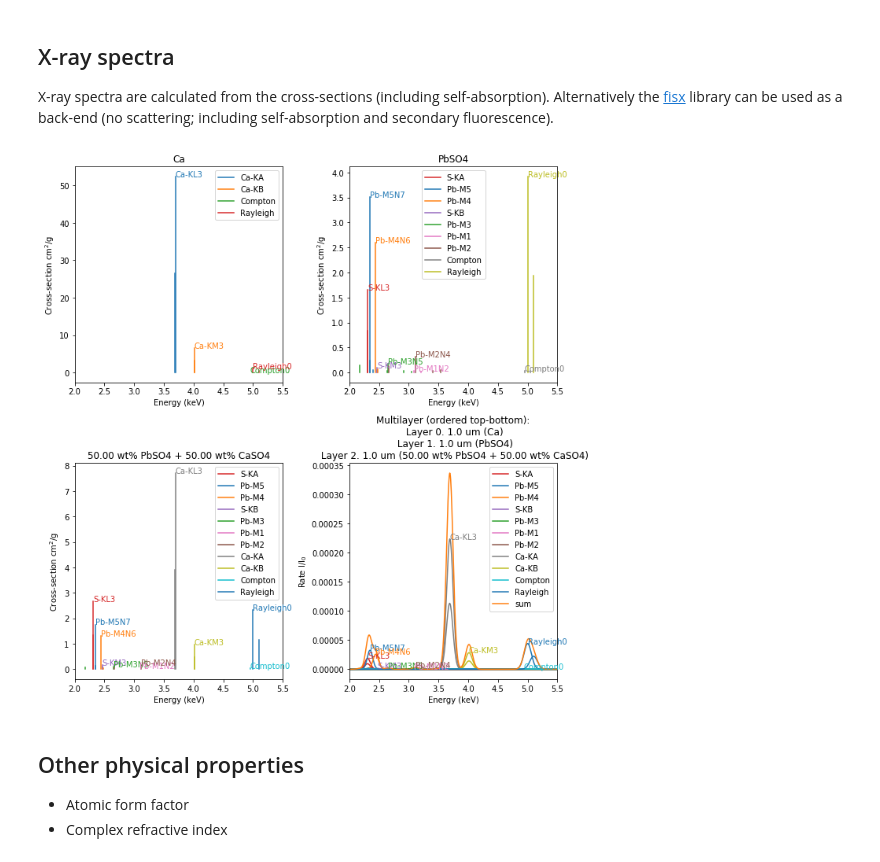
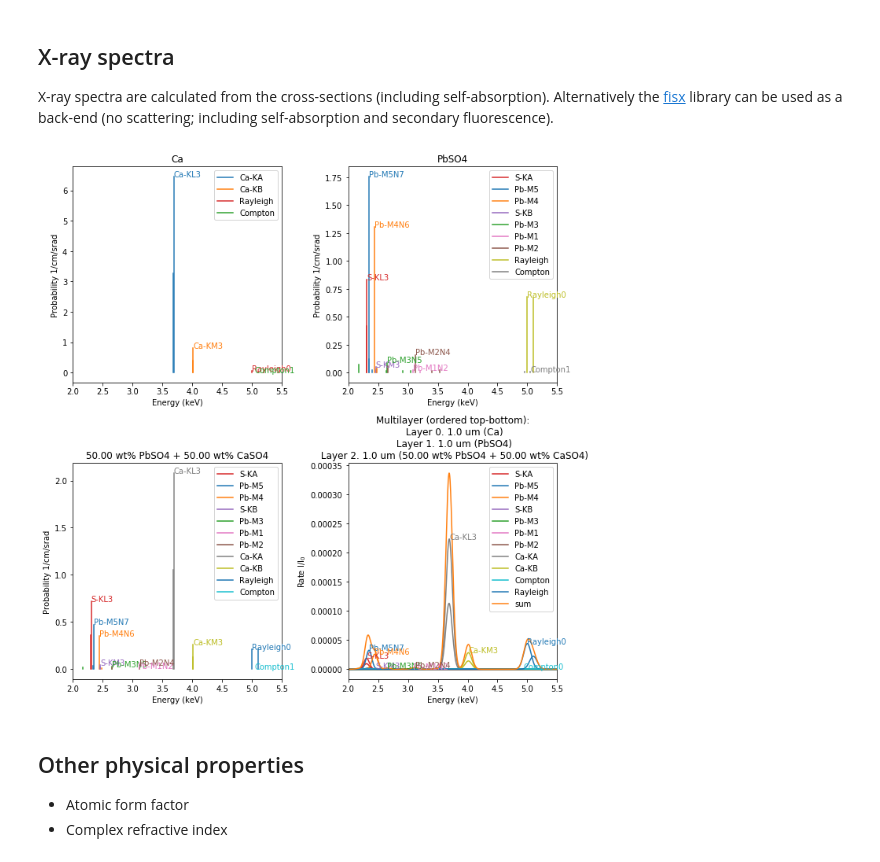
Before and after one commit to woutdenolf/spectrocrunch, a Jupyter notebook: doc/source/tutorials/materials.ipynb, the cells around one changed output. Saved outputs shown, nothing was run; the diff lists cells and outputs as text; code cells hidden in the pictures.

Commit message:
Lazy evaluation of differential scattering cross sections.

```diff
--- a/doc/source/tutorials/materials.ipynb
+++ b/doc/source/tutorials/materials.ipynb
@@ -183,32 +226,36 @@ X-ray spectra are calculated from the cross-sections (including self-absorption)
 # %%
 fig,axs = plt.subplots(2,2,figsize=(10,10))
 
 energy = [5,5.1]
 weights = [2,1]
 
 emin = 2
 emax = 5.5
 
 plt.sca(axs[0][0])
-spectrum = element1.xrayspectrum(energy,weights=weights,emin=emin,emax=emax)
+spectrum = element1.xrayspectrum(energy,weights=weights,\
+                                 emax=emax,emin=emin,source=source)
 spectrum.plot()
 
 plt.sca(axs[0][1])
-spectrum = compound1.xrayspectrum(energy,weights=weights,emin=emin,emax=emax)
+spectrum = compound1.xrayspectrum(energy,weights=weights,\
+                                 emax=emax,emin=emin,source=source)
 spectrum.plot()
 
 plt.sca(axs[1][0])
-spectrum = mixture1.xrayspectrum(energy,weights=weights,emin=emin,emax=emax)
+spectrum = mixture1.xrayspectrum(energy,weights=weights,\
+                                 emax=emax,emin=emin,source=source)
 spectrum.plot()
 
 plt.sca(axs[1][1])
-spectrum = sample.xrayspectrum(energy,weights=weights,emin=emin,emax=emax)
+spectrum = sample.xrayspectrum(energy,weights=weights,\
+                                 emax=emax,emin=emin)
 spectrum.plot()
 
 plt.tight_layout()
 plt.show()
 # %% [output]
-[figure, old version]
+[figure, new version]
 # %% [markdown]
 Other physical properties
 ------------------------
```
Also changed, not shown: parts of 6 cells of this notebook, 15 other files.
